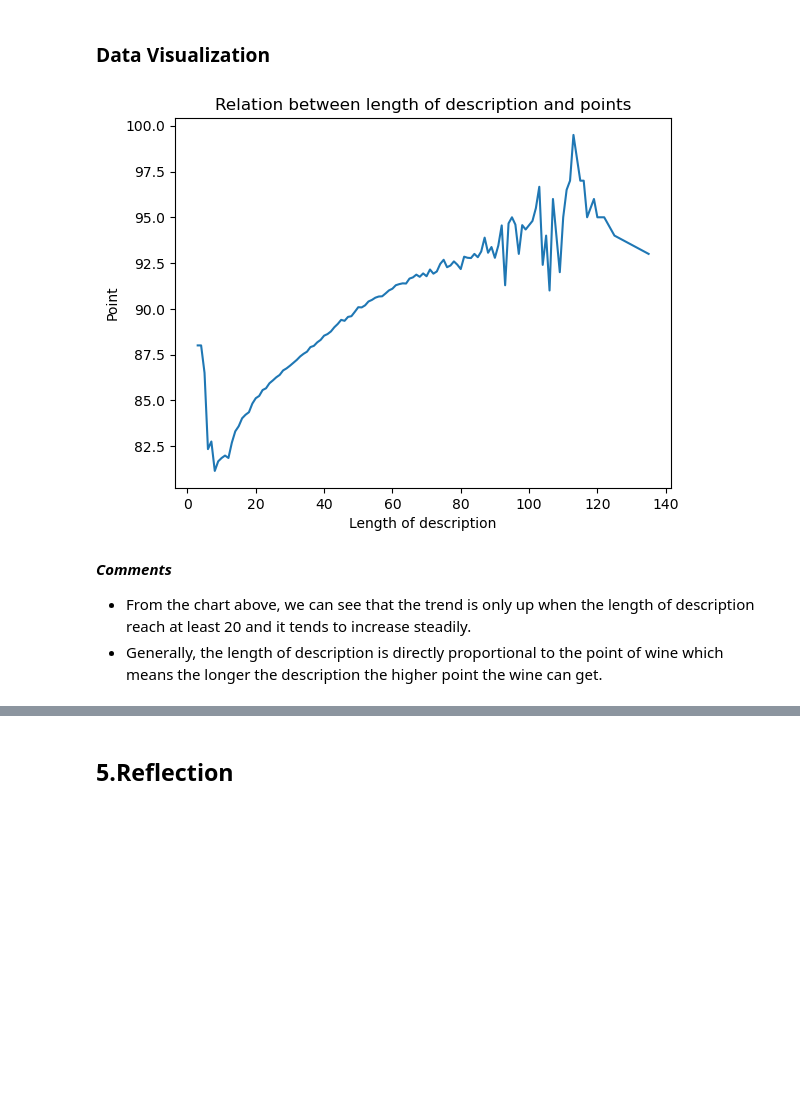
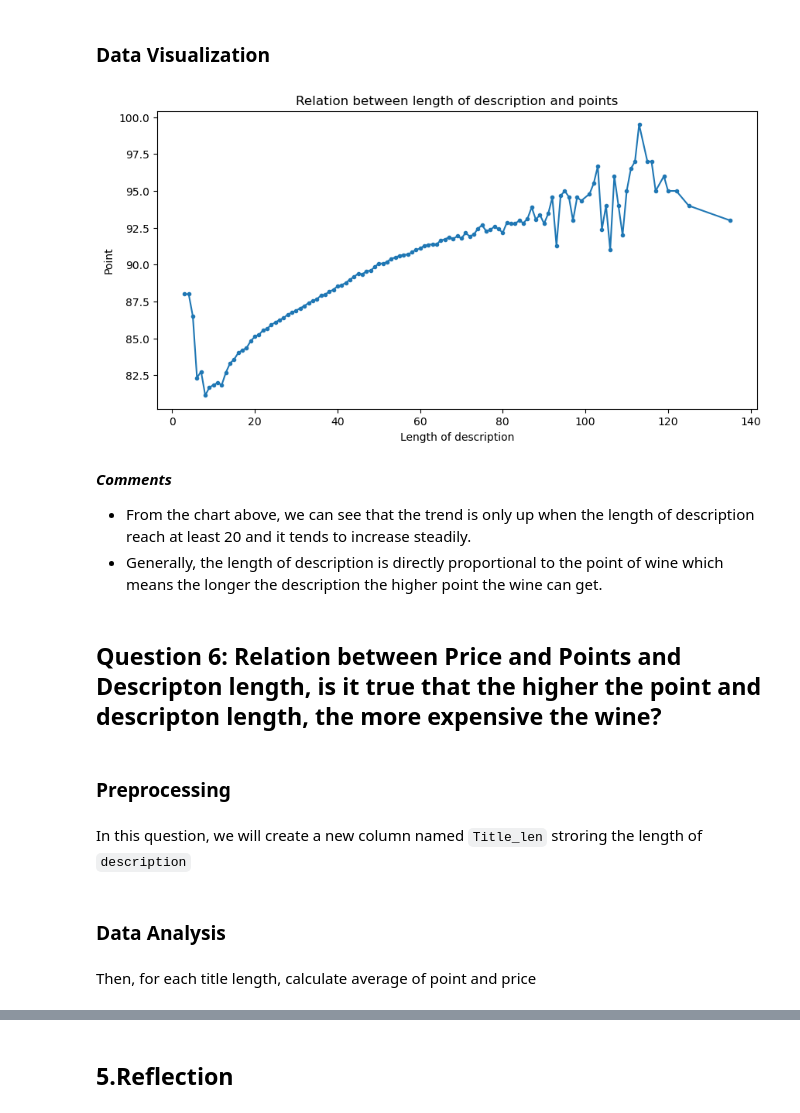
Before and after one commit to iamdkSang/20127214_20127612_Wine-Reviews, a Jupyter notebook: 20127214_20127612.ipynb, the cells around one changed output, grey strips where cells are left out. Cells and saved outputs as stored; diff of their text form; code cells hidden in the pictures; blank space fills up the shorter version.

Commit message:
question 6, 7 done

```diff
--- a/20127214_20127612.ipynb
+++ b/20127214_20127612.ipynb
@@ -597,7 +610,7 @@ Because we have to detect the relationship between the length of Description and
 - Column `point` has no missing value so we do nothing
 # %%
 # Code
-q5_wine_df = wine_df
+q5_wine_df = copy.deepcopy(wine_df)
 # %% [markdown]
 ### Data Analysis
 # %% [markdown]
@@ -627,14 +640,21 @@ description_point
 ### Data Visualization
 # %%
 # Code
-plt.plot(description_point['description_len'], description_point['points'])
+plt.figure(figsize=(10,5))
+plt.plot(description_point['description_len'], description_point['points'], marker = ".")
 plt.xlabel('Length of description')
 plt.ylabel('Point')
 plt.title('Relation between length of description and points')
 plt.show()
 # %% [output]
-[figure, old version]
+[figure, new version]
 # %% [markdown]
 ***Comments*** <br>
 - From the chart above, we can see that the trend is only up when the length of description reach at least 20 and it tends to increase steadily.
 - Generally, the length of description is directly proportional to the point of wine which means the longer the description the higher point the wine can get.
+# %% [markdown]
+## Question 6: Relation between Price and Points and Descripton length, is it true that the higher the point and descripton length, the more expensive the wine?
+# %% [markdown]
+### Preprocessing
+# %% [markdown]
+In this question, we will create a new column named `Title_len` stroring the length of `description`
@@ -640,0 +664,4 @@ plt.show()
+# %% [markdown]
+### Data Analysis
+# %% [markdown]
+Then, for each title length, calculate average of point and price
```
Also changed, not shown: parts of 32 cells of this notebook.
